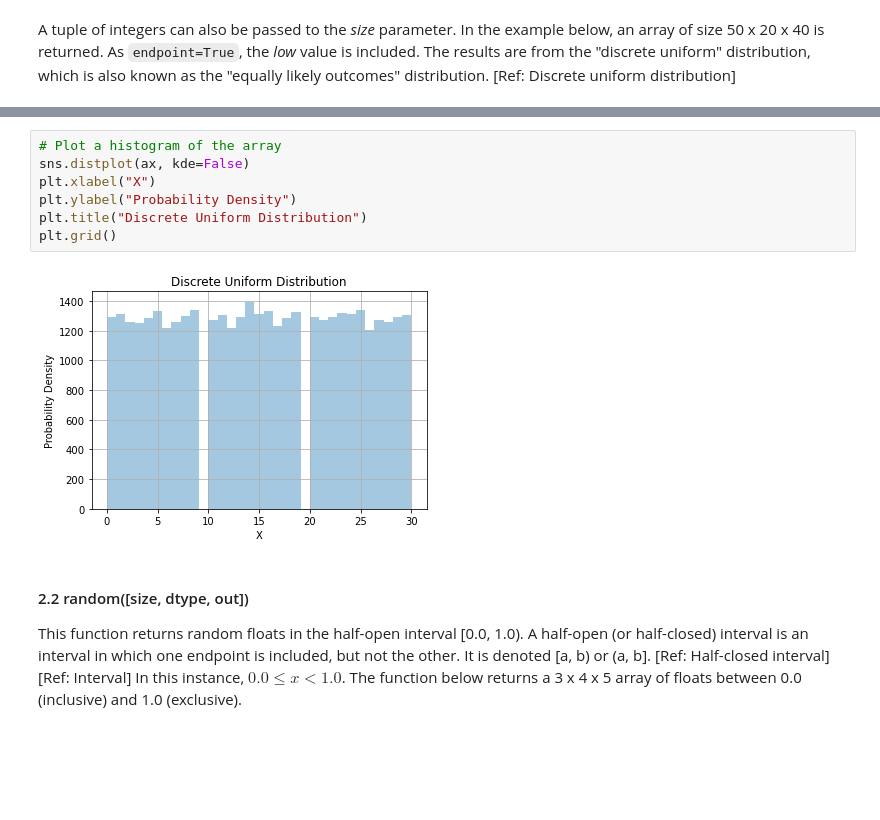
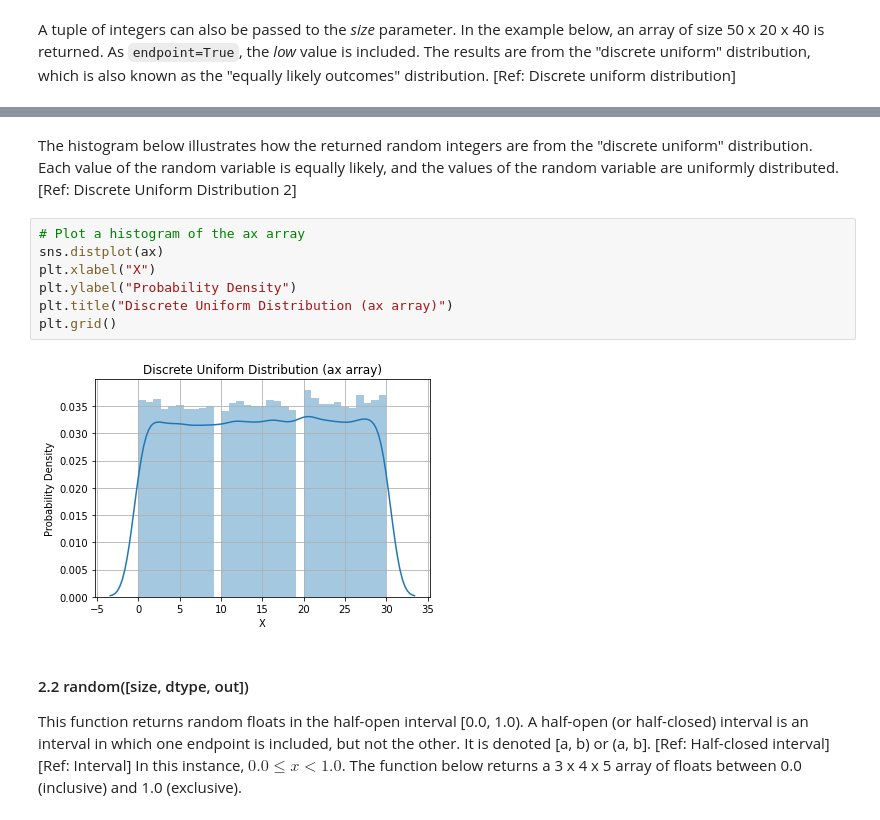
Before and after one commit to GaryLocke91/52465_programming_assignment, a Jupyter notebook: 52465_programming_assignment.ipynb, the cells around one changed output, grey strips where cells are left out. Drawn from its saved outputs; the diff is of its cells as text; blank space fills up the shorter version.

```diff
--- a/52465_programming_assignment.ipynb
+++ b/52465_programming_assignment.ipynb
@@ -101,12 +112,14 @@ plt.grid()
+# %% [markdown]
+The histogram below illustrates how the returned random integers are from the "discrete uniform" distribution. Each value of the random variable is equally likely, and the values of the random variable are uniformly distributed. [Ref: Discrete Uniform Distribution 2]
 # %%
-# Plot a histogram of the array
-sns.distplot(ax, kde=False)
+# Plot a histogram of the ax array
+sns.distplot(ax)
 plt.xlabel("X")
 plt.ylabel("Probability Density")
-plt.title("Discrete Uniform Distribution")
+plt.title("Discrete Uniform Distribution (ax array)")
 plt.grid()
 # %% [output]
-[figure, old version]
+[figure, new version]
 # %% [markdown]
 #### 2.2 random([size, dtype, out])
 
```
Also changed, not shown: parts of 105 cells of this notebook.
